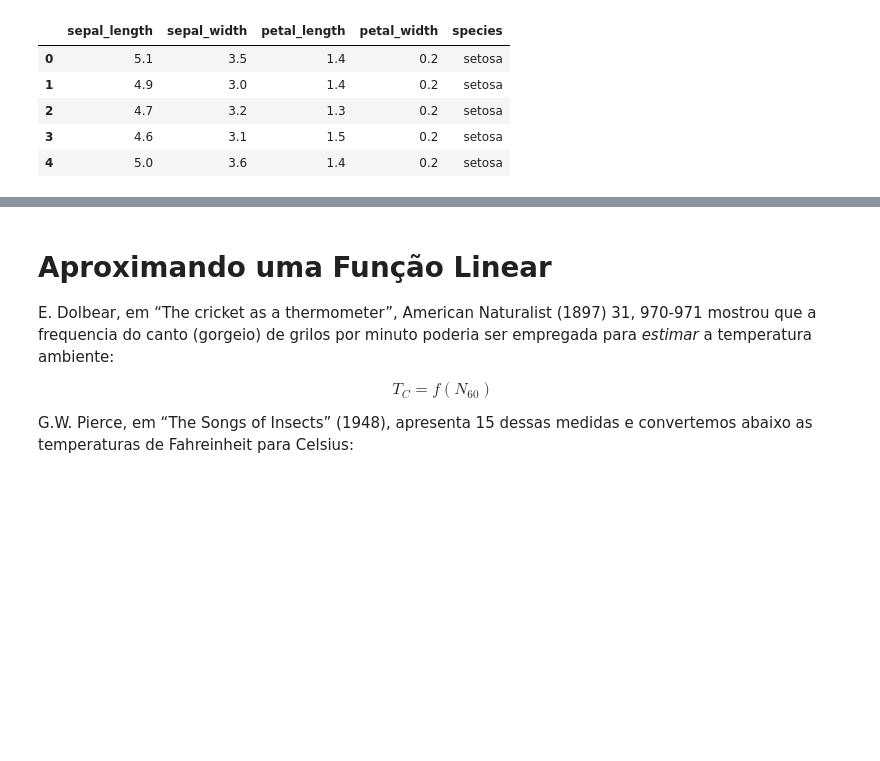
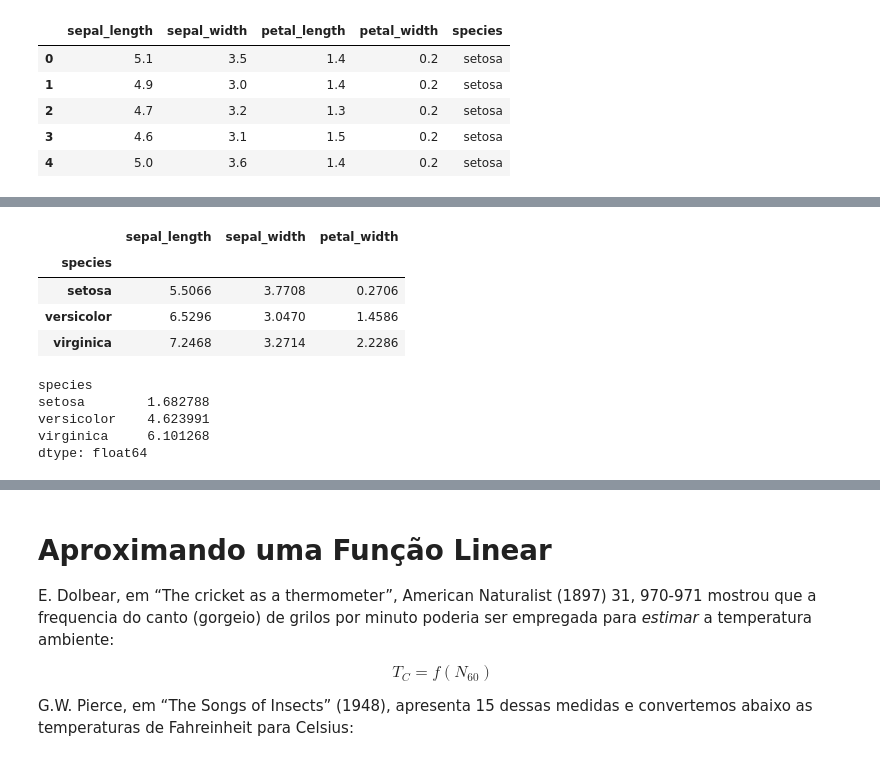
Before and after one commit to Rogerio-mack/IMT_Ciencia_de_Dados, a Jupyter notebook: IMT_Lab_Regressao.ipynb, the cells around one changed output, grey strips where cells are left out. Saved outputs shown, nothing was run; the diff lists cells and outputs as text; code cells hidden in the pictures; blank space fills up the shorter version.

```diff
--- a/IMT_Lab_Regressao.ipynb
+++ b/IMT_Lab_Regressao.ipynb
@@ -38,0 +116,17 @@ iris.head()
+# %%
+X_test = iris.groupby('species')[['sepal_length', 'sepal_width', 'petal_width']].mean() * 1.1
+X_test
+# %% [output]
+|  | sepal_length | sepal_width | petal_width |
+| species |  |  |  |
+| setosa | 5.5066 | 3.7708 | 0.2706 |
+| versicolor | 6.5296 | 3.0470 | 1.4586 |
+| virginica | 7.2468 | 3.2714 | 2.2286 |
+# %%
+lm4.predict(X_test)
+# %% [output]
+species
+setosa        1.682788
+versicolor    4.623991
+virginica     6.101268
+dtype: float64
```
Also changed, not shown: parts of 8 cells of this notebook.
